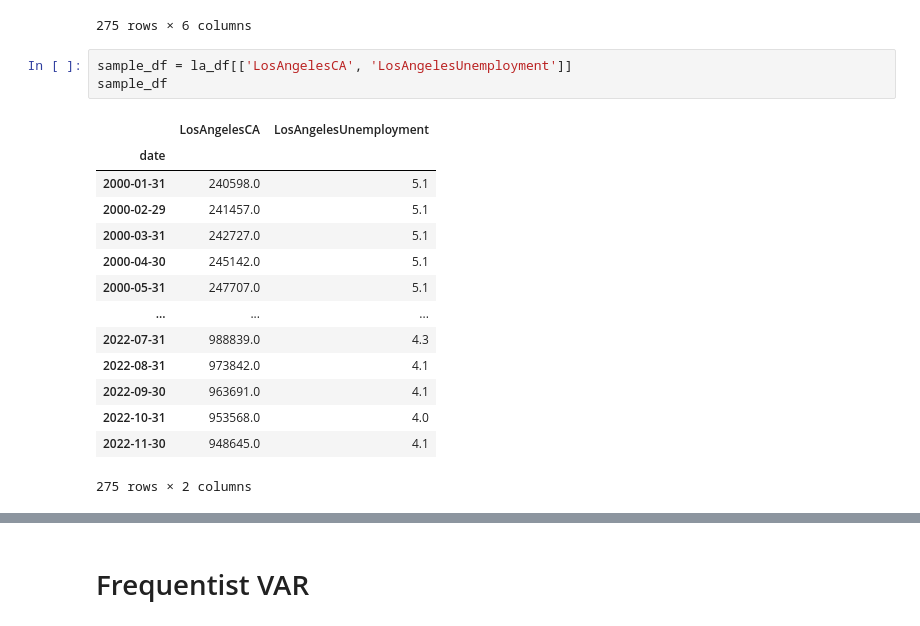
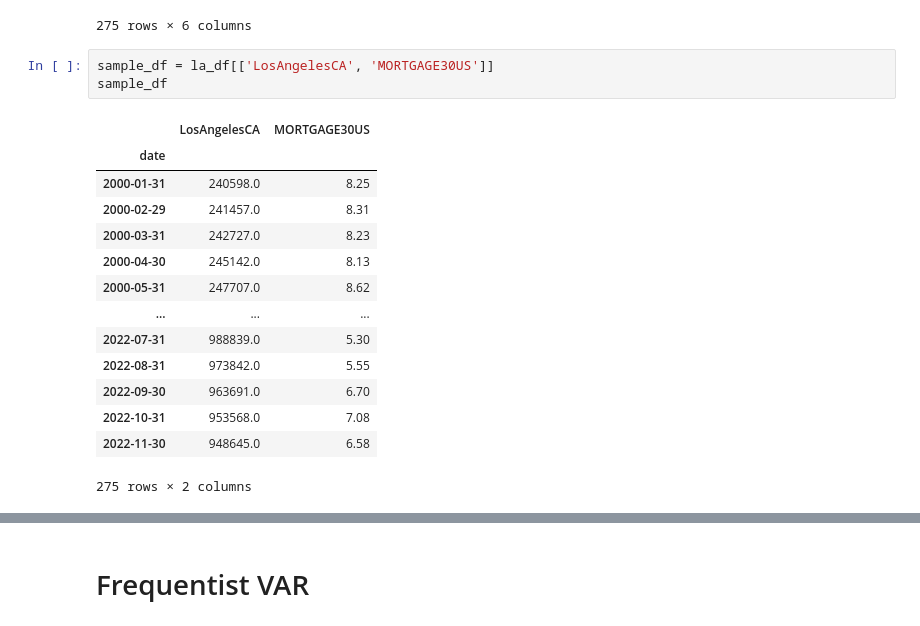
Before and after one commit to jl-haystacks/hackstack-ai-project-3-group1, a Jupyter notebook: Bayesian Vector Autoregression Modeling.ipynb, the cells around one changed output, grey strips where cells are left out. Saved outputs shown, nothing was run; the diff lists cells and outputs as text.

```diff
--- a/Bayesian Vector Autoregression Modeling.ipynb
+++ b/Bayesian Vector Autoregression Modeling.ipynb
@@ -57,20 +56,20 @@ la_df
 | 2022-11-30 | 6.58 | 4.628704 | 64.0 | 46.0 | 948645.0 | 4.1 |
 275 rows × 6 columns
 # %%
-sample_df = la_df[['LosAngelesCA', 'LosAngelesUnemployment']]
+sample_df = la_df[['LosAngelesCA', 'MORTGAGE30US']]
 sample_df
 # %% [output]
-|  | LosAngelesCA | LosAngelesUnemployment |
+|  | LosAngelesCA | MORTGAGE30US |
 | date |  |  |
-| 2000-01-31 | 240598.0 | 5.1 |
-| 2000-02-29 | 241457.0 | 5.1 |
-| 2000-03-31 | 242727.0 | 5.1 |
-| 2000-04-30 | 245142.0 | 5.1 |
-| 2000-05-31 | 247707.0 | 5.1 |
+| 2000-01-31 | 240598.0 | 8.25 |
+| 2000-02-29 | 241457.0 | 8.31 |
+| 2000-03-31 | 242727.0 | 8.23 |
+| 2000-04-30 | 245142.0 | 8.13 |
+| 2000-05-31 | 247707.0 | 8.62 |
 | ... | ... | ... |
-| 2022-07-31 | 988839.0 | 4.3 |
-| 2022-08-31 | 973842.0 | 4.1 |
-| 2022-09-30 | 963691.0 | 4.1 |
-| 2022-10-31 | 953568.0 | 4.0 |
-| 2022-11-30 | 948645.0 | 4.1 |
+| 2022-07-31 | 988839.0 | 5.30 |
+| 2022-08-31 | 973842.0 | 5.55 |
+| 2022-09-30 | 963691.0 | 6.70 |
+| 2022-10-31 | 953568.0 | 7.08 |
+| 2022-11-30 | 948645.0 | 6.58 |
 275 rows × 2 columns
```
Also changed, not shown: parts of 33 cells of this notebook.
